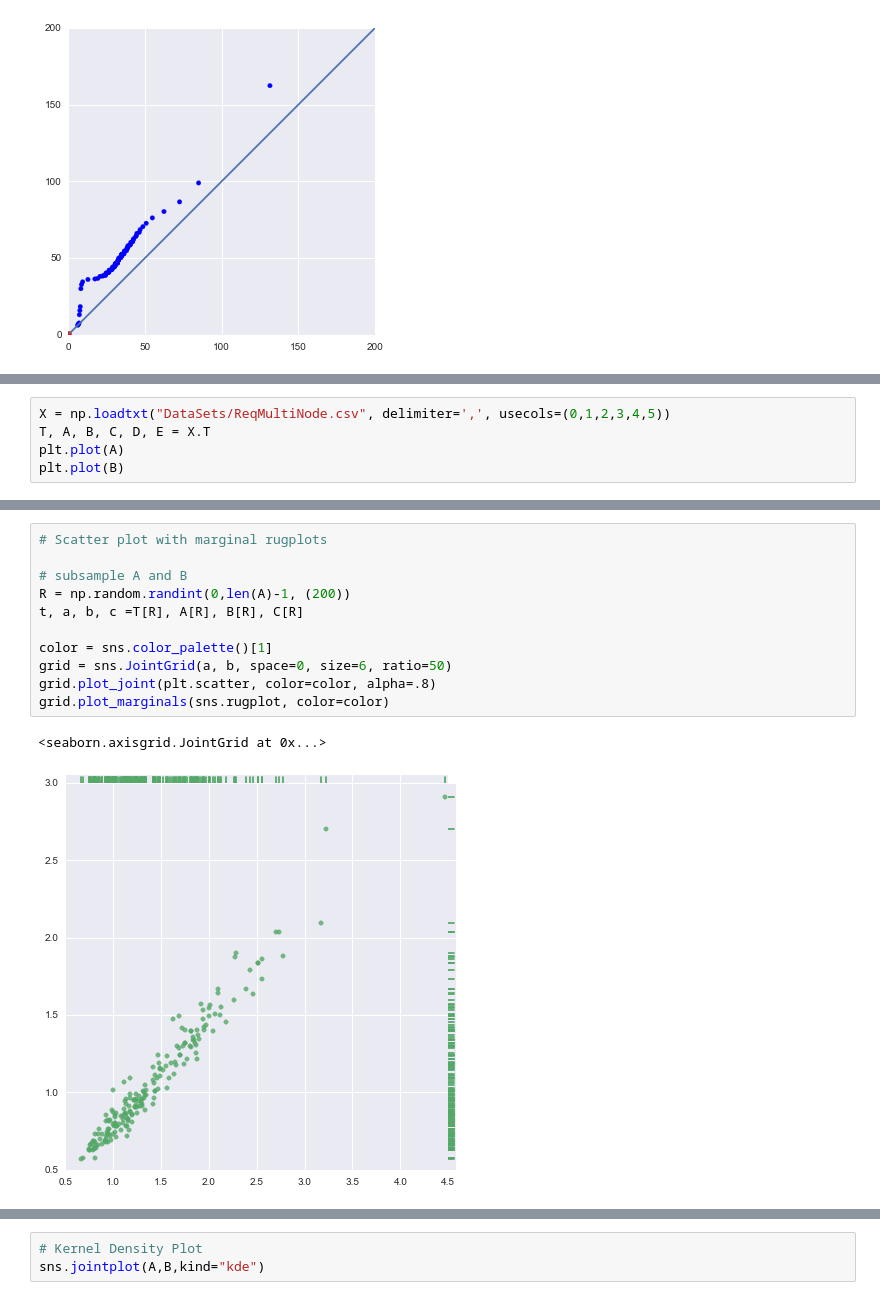
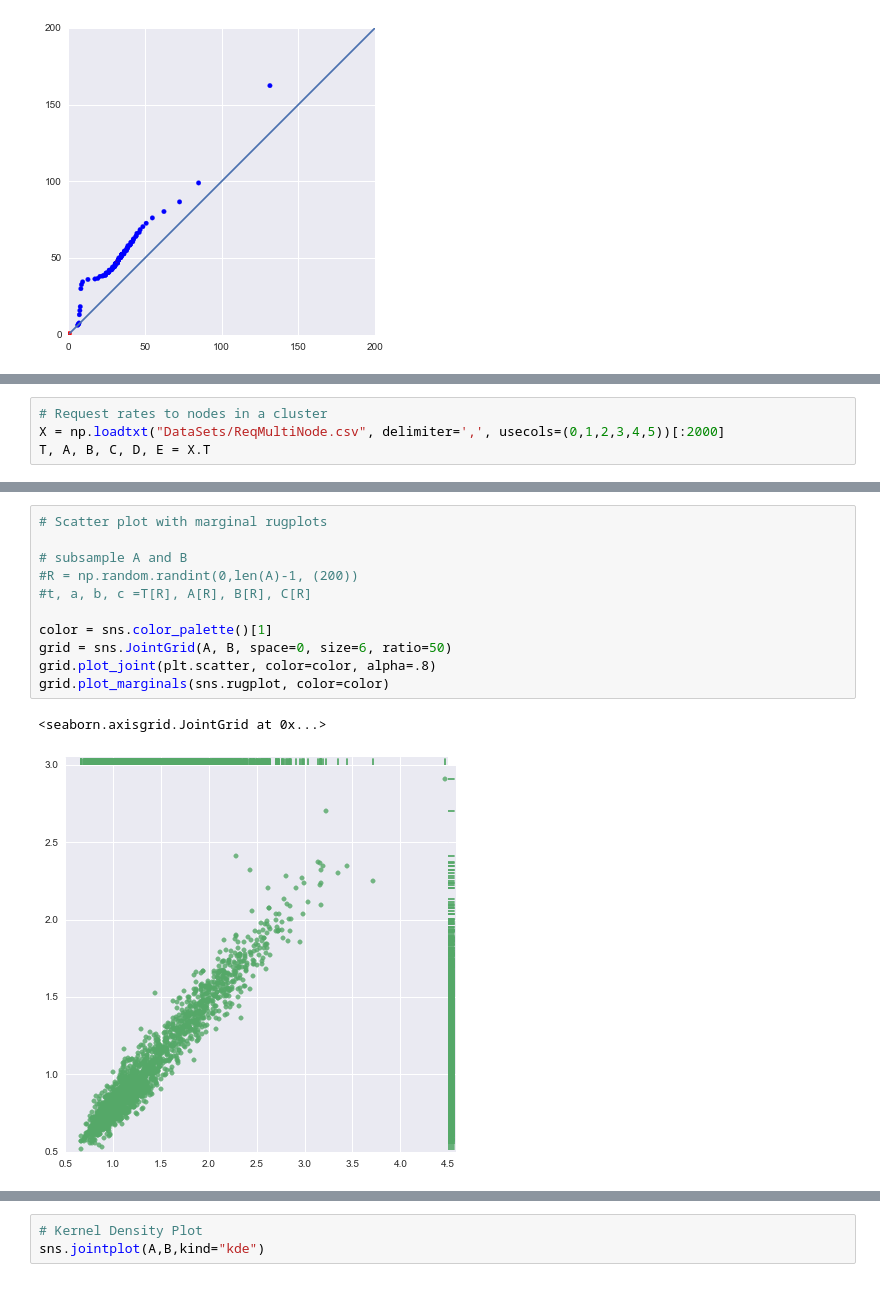
Before and after one commit to HeinrichHartmann/Statistics-for-Engineers, a Jupyter notebook: Tutorial.ipynb, the cells around one changed output, grey strips where cells are left out. Cells and saved outputs as stored; diff of their text form.

```diff
--- a/Tutorial.ipynb
+++ b/Tutorial.ipynb
@@ -988,5 +988,4 @@ plt.axes().set_ylim(0,200)
 # %%
-X = np.loadtxt("DataSets/ReqMultiNode.csv", delimiter=',', usecols=(0,1,2,3,4,5))
+# Request rates to nodes in a cluster
+X = np.loadtxt("DataSets/ReqMultiNode.csv", delimiter=',', usecols=(0,1,2,3,4,5))[:2000]
 T, A, B, C, D, E = X.T
-plt.plot(A)
-plt.plot(B)
@@ -1002,17 +1012,17 @@ plt.axes().set_aspect(1)
 # %%
 # Scatter plot with marginal rugplots
 
 # subsample A and B
-R = np.random.randint(0,len(A)-1, (200))
-t, a, b, c =T[R], A[R], B[R], C[R]
+#R = np.random.randint(0,len(A)-1, (200))
+#t, a, b, c =T[R], A[R], B[R], C[R]
 
 color = sns.color_palette()[1]
-grid = sns.JointGrid(a, b, space=0, size=6, ratio=50)
+grid = sns.JointGrid(A, B, space=0, size=6, ratio=50)
 grid.plot_joint(plt.scatter, color=color, alpha=.8)
 grid.plot_marginals(sns.rugplot, color=color)
 # %% [output]
 <seaborn.axisgrid.JointGrid at 0x...>
-[figure, old version]
+[figure, new version]
 # %%
 # Scatterplot with marginal histograms
 sns.jointplot(A,B,kind="hex")
```
Also changed, not shown: parts of 42 cells of this notebook, 5 other files.
